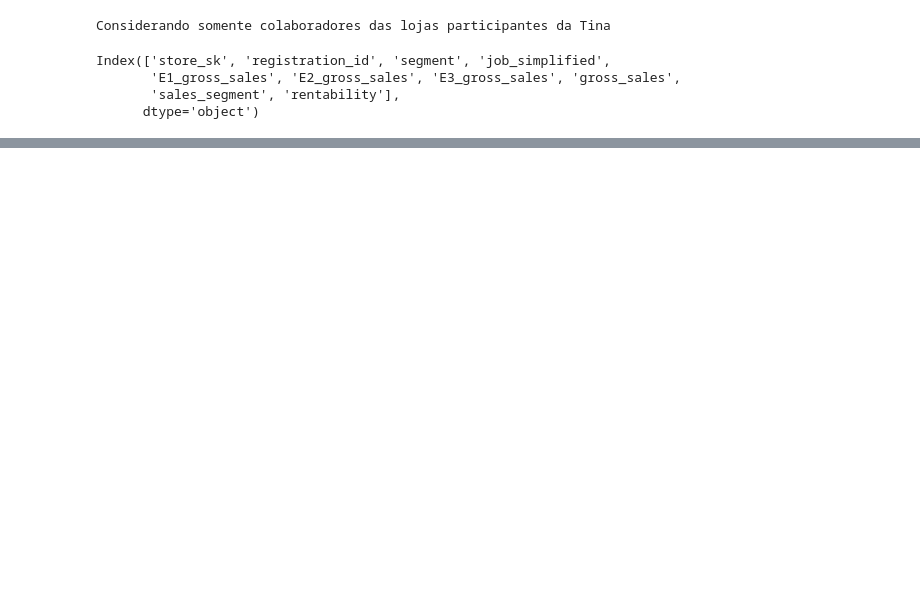
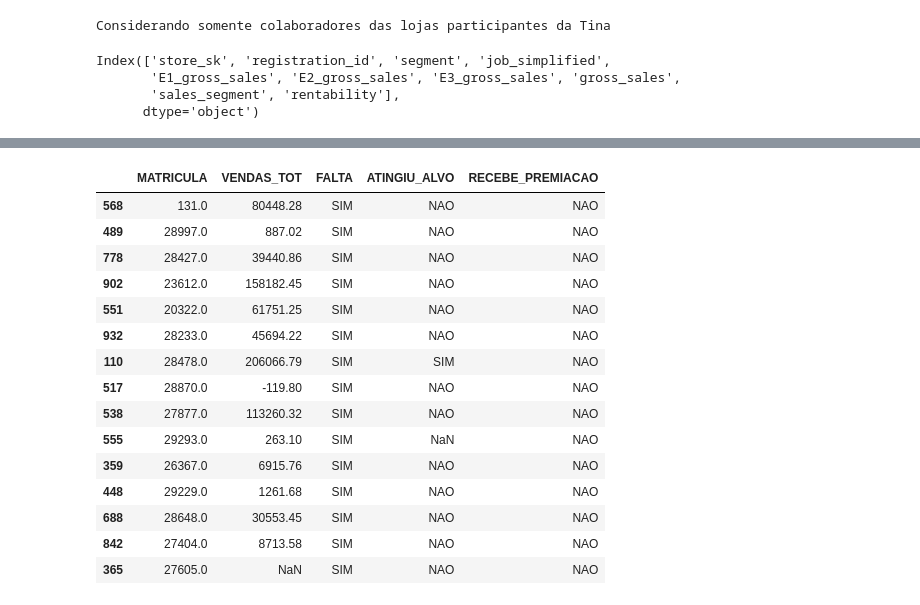
Before and after one commit to clachi/apuracoes_TINA, a Jupyter notebook: apuracao_premiacao_INDIVIDUAL_TINA_v2.ipynb, the cells around one changed output, grey strips where cells are left out. Saved outputs shown, nothing was run; the diff lists cells and outputs as text; code cells hidden in the pictures; blank space fills up the shorter version.

```diff
--- a/apuracao_premiacao_INDIVIDUAL_TINA_v2.ipynb
+++ b/apuracao_premiacao_INDIVIDUAL_TINA_v2.ipynb
@@ -357,0 +535,21 @@ tina['vendas_sobre_alvo']=np.where(tina['job_simplified']=='assistant',np.nan,ti
+# %%
+#tina[['MATRICULA','VENDAS_TOT', 'ATINGIU_ALVO','RECEBE_PREMIACAO']][tina['RECEBE_PREMIACAO']!='NAO']
+#tina[['MATRICULA','VENDAS_TOT', 'FALTA', 'ATINGIU_ALVO','RECEBE_PREMIACAO']][tina['ATINGIU_ALVO']!='NAO'].sample(15)
+tina[['MATRICULA','VENDAS_TOT', 'FALTA', 'ATINGIU_ALVO','RECEBE_PREMIACAO']][tina['FALTA']=='SIM'].sample(15)
+# %% [output]
+|  | MATRICULA | VENDAS_TOT | FALTA | ATINGIU_ALVO | RECEBE_PREMIACAO |
+| 568 | 131.0 | 80448.28 | SIM | NAO | NAO |
+| 489 | 28997.0 | 887.02 | SIM | NAO | NAO |
+| 778 | 28427.0 | 39440.86 | SIM | NAO | NAO |
+| 902 | 23612.0 | 158182.45 | SIM | NAO | NAO |
+| 551 | 20322.0 | 61751.25 | SIM | NAO | NAO |
+| 932 | 28233.0 | 45694.22 | SIM | NAO | NAO |
+| 110 | 28478.0 | 206066.79 | SIM | SIM | NAO |
+| 517 | 28870.0 | -119.80 | SIM | NAO | NAO |
+| 538 | 27877.0 | 113260.32 | SIM | NAO | NAO |
+| 555 | 29293.0 | 263.10 | SIM | NaN | NAO |
+| 359 | 26367.0 | 6915.76 | SIM | NAO | NAO |
+| 448 | 29229.0 | 1261.68 | SIM | NAO | NAO |
+| 688 | 28648.0 | 30553.45 | SIM | NAO | NAO |
+| 842 | 27404.0 | 8713.58 | SIM | NAO | NAO |
+| 365 | 27605.0 | NaN | SIM | NAO | NAO |
```
Also changed, not shown: parts of 108 cells of this notebook.
